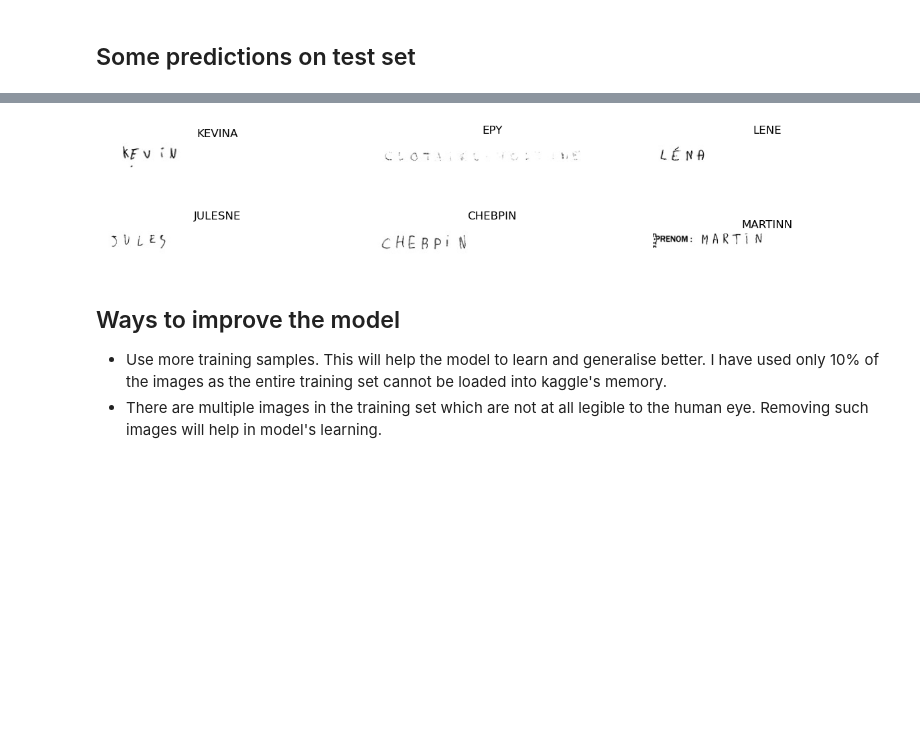
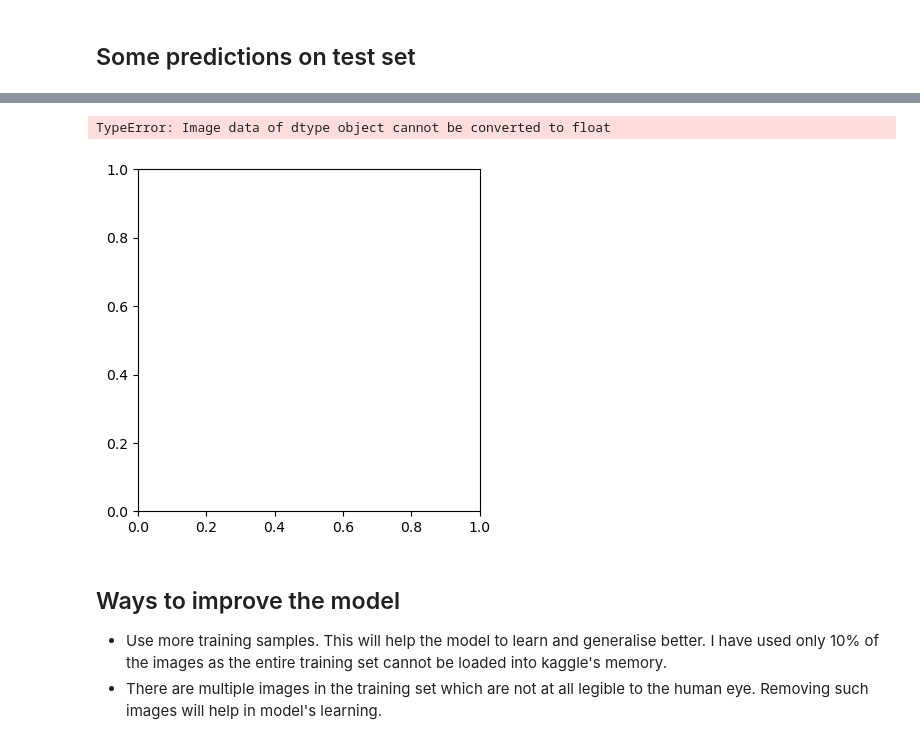
Before and after one commit to DCC-UAB/XNAPproject-grup_06, a Jupyter notebook: code/Models/crnn-in-keras_v2.ipynb, the cells around one changed output, grey strips where cells are left out. Drawn from its saved outputs; the diff is of its cells as text; code cells hidden in the pictures; blank space fills up the shorter version.

```diff
--- a/code/Models/crnn-in-keras_v2.ipynb
+++ b/code/Models/crnn-in-keras_v2.ipynb
@@ -101,7 +74,7 @@ plt.figure(figsize=(15, 10))
 
 for i in range(6):
     ax = plt.subplot(2, 3, i+1)
-    img_dir = '/Users/fiona/Desktop/ac/Uni/3/Xarxes Neuronals i Aprenentatge Profund/Projecte/archive/train_v2/train/'+unreadable.loc[i, 'FILENAME']
+    img_dir = 'handwriting-recognition/train_v2/train/'+unreadable.loc[i, 'FILENAME']
     image = cv2.imread(img_dir, cv2.IMREAD_GRAYSCALE)
     plt.imshow(image, cmap = 'gray')
     plt.title(unreadable.loc[i, 'IDENTITY'], fontsize=12)
@@ -184,7 +156,7 @@ valid_size= 3000
 train_x = []
 
 for i in range(train_size):
-    img_dir = '/Users/fiona/Desktop/ac/Uni/3/Xarxes Neuronals i Aprenentatge Profund/Projecte/archive/train_v2/train/'+train.loc[i, 'FILENAME']
+    img_dir = 'handwriting-recognition/train_v2/train/'+train.loc[i, 'FILENAME']
     image = cv2.imread(img_dir, cv2.IMREAD_GRAYSCALE)
     image = preprocess(image)
     image = image/255.
@@ -193,7 +165,7 @@ for i in range(train_size):
 valid_x = []
 
 for i in range(valid_size):
-    img_dir = '/Users/fiona/Desktop/ac/Uni/3/Xarxes Neuronals i Aprenentatge Profund/Projecte/archive/validation_v2/validation/'+valid.loc[i, 'FILENAME']
+    img_dir = 'handwriting-recognition/validation_v2/validation/'+valid.loc[i, 'FILENAME']
     image = cv2.imread(img_dir, cv2.IMREAD_GRAYSCALE)
     image = preprocess(image)
     image = image/255.
@@ -320,8 +292,10 @@ def CRNN(num_classes, inputs):
     return y_pred
 
 
+
 num_classes = len(letter_counts.keys())
 inputs = tf.keras.Input(shape=(256, 64, 1))
+y_pred = CRNN(num_classes, inputs)
 model = tf.keras.Model(inputs, y_pred)
 model.summary()
 
@@ -452,7 +453,7 @@ Correct words predicted      : 15.17%
 # %% [markdown]
 ## Some predictions on test set
 # %%
-test = pd.read_csv('written_name_test_v2.csv')
+test = pd.read_csv('handwriting-recognition/written_name_test_v2.csv')
 
 plt.figure(figsize=(15, 10))
 for i in range(6):
@@ -480,4 +476,5 @@ plt.subplots_adjust(wspace=0.2, hspace=-0.8)
+TypeError: Image data of dtype object cannot be converted to float
-[figure, old version]
+[figure, new version]
 # %% [markdown]
 ## Ways to improve the model
 
```
Also changed, not shown: parts of 13 cells of this notebook.
